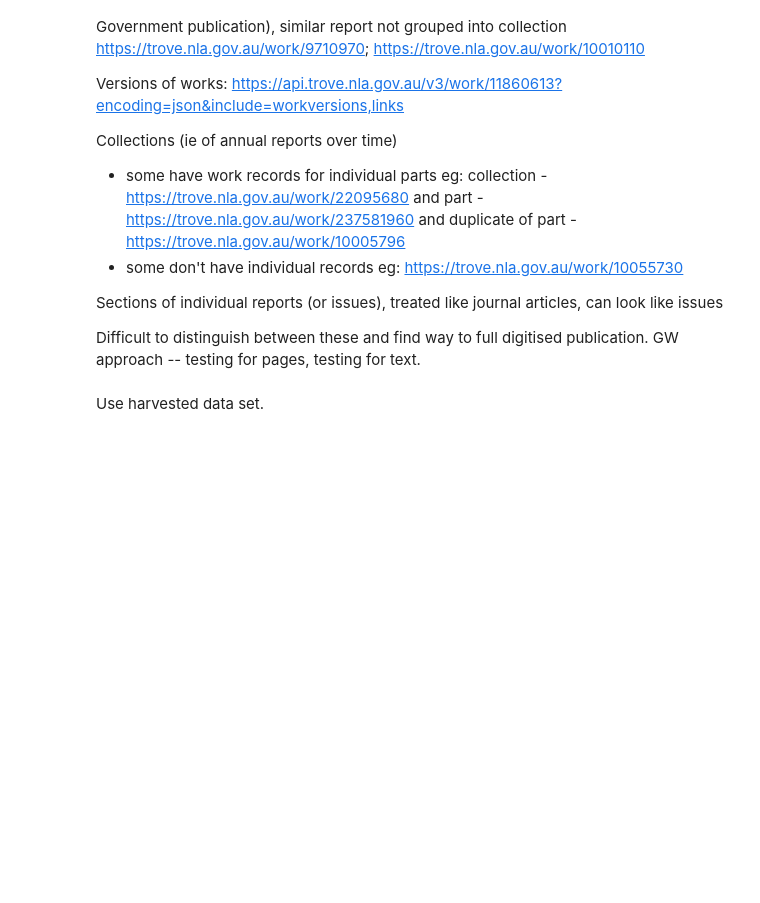
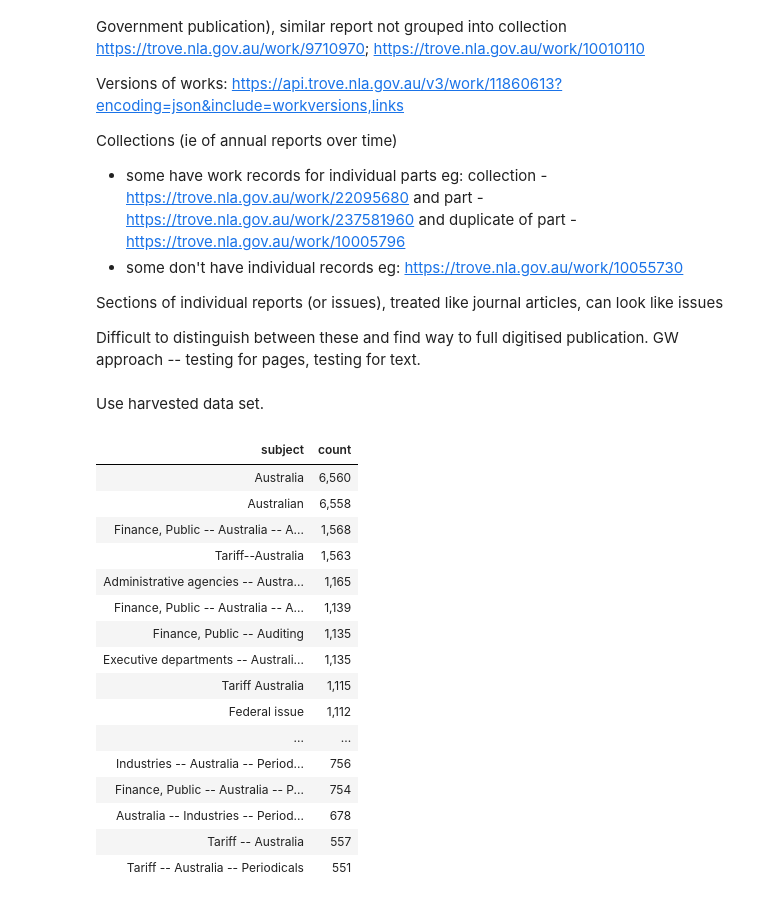
Before and after one commit to wragge/trove-data-guide, a Jupyter notebook: other-digitised-resources/parliamentary-papers/intro.ipynb, the cells around one changed output. Saved outputs shown, nothing was run; the diff lists cells and outputs as text; code cells hidden in the pictures; blank space fills up the shorter version.

Commit message:
More on parl papers

```diff
--- a/other-digitised-resources/parliamentary-papers/intro.ipynb
+++ b/other-digitised-resources/parliamentary-papers/intro.ipynb
@@ -189,3 +192,27 @@ Sections of individual reports (or issues), treated like journal articles, can l
 Difficult to distinguish between these and find way to full digitised publication. GW approach -- testing for pages, testing for text.
 # %% [markdown]
 Use harvested data set.
+# %%
+df = pd.read_csv("https://github.com/GLAM-Workbench/trove-parliamentary-papers-data/raw/main/trove-parliamentary-papers.csv")
+# %%
+subjects = df["subject"].str.split("|").explode().to_frame()
+subjects["subject"] = subjects["subject"].str.strip(".")
+subjects["subject"].value_counts().to_frame().reset_index()[:20].style.format(thousands=",").hide()
+# %% [output]
+| subject | count |
+| Australia | 6,560 |
+| Australian | 6,558 |
+| Finance, Public -- Australia -- A... | 1,568 |
+| Tariff--Australia | 1,563 |
+| Administrative agencies -- Austra... | 1,165 |
+| Finance, Public -- Australia -- A... | 1,139 |
+| Finance, Public -- Auditing | 1,135 |
+| Executive departments -- Australi... | 1,135 |
+| Tariff Australia | 1,115 |
+| Federal issue | 1,112 |
+| ... | ... |
+| Industries -- Australia -- Period... | 756 |
+| Finance, Public -- Australia -- P... | 754 |
+| Australia -- Industries -- Period... | 678 |
+| Tariff -- Australia | 557 |
+| Tariff -- Australia -- Periodicals | 551 |
```
Also changed, not shown: parts of 6 cells of this notebook, 6 other files.
